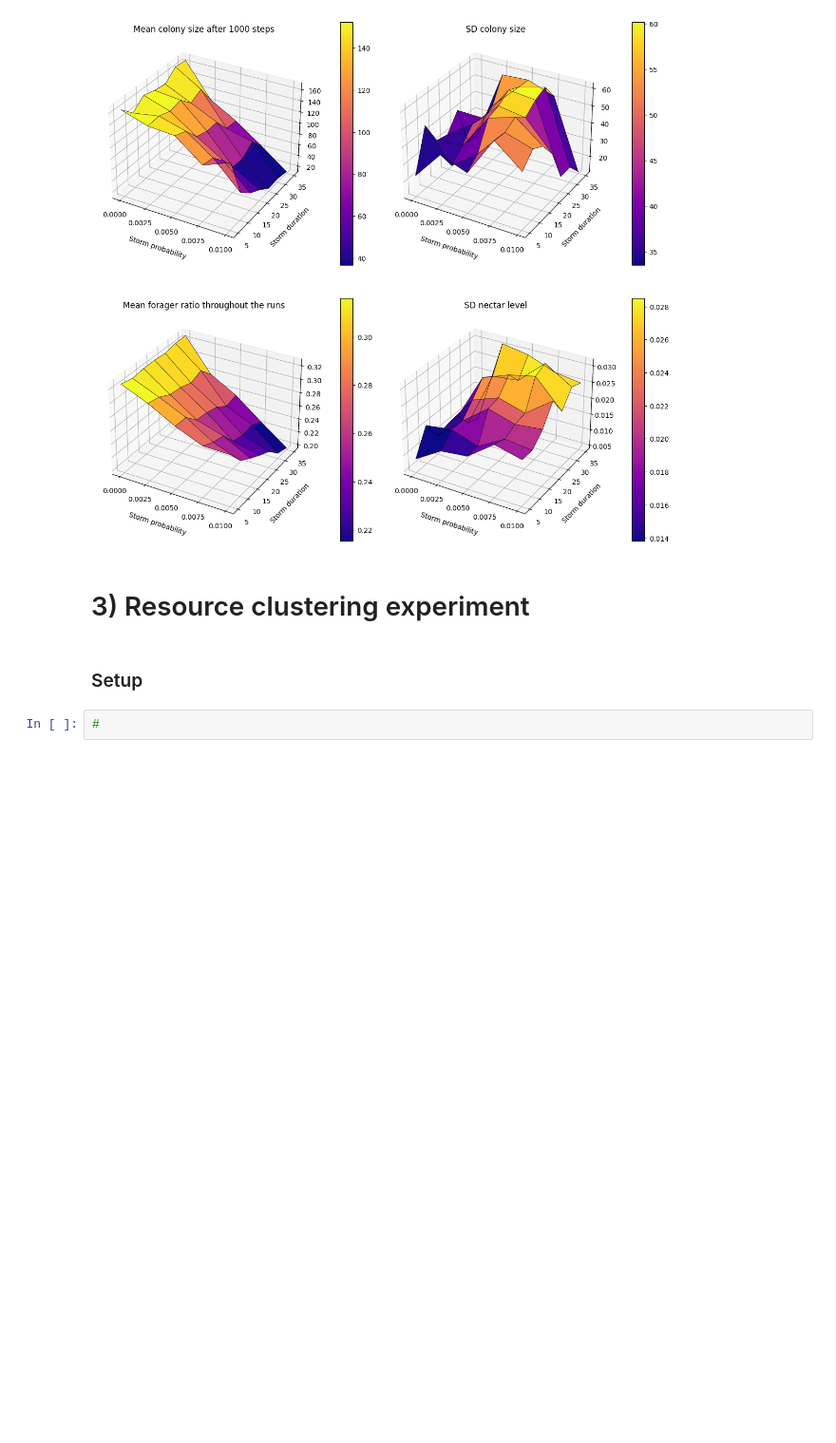
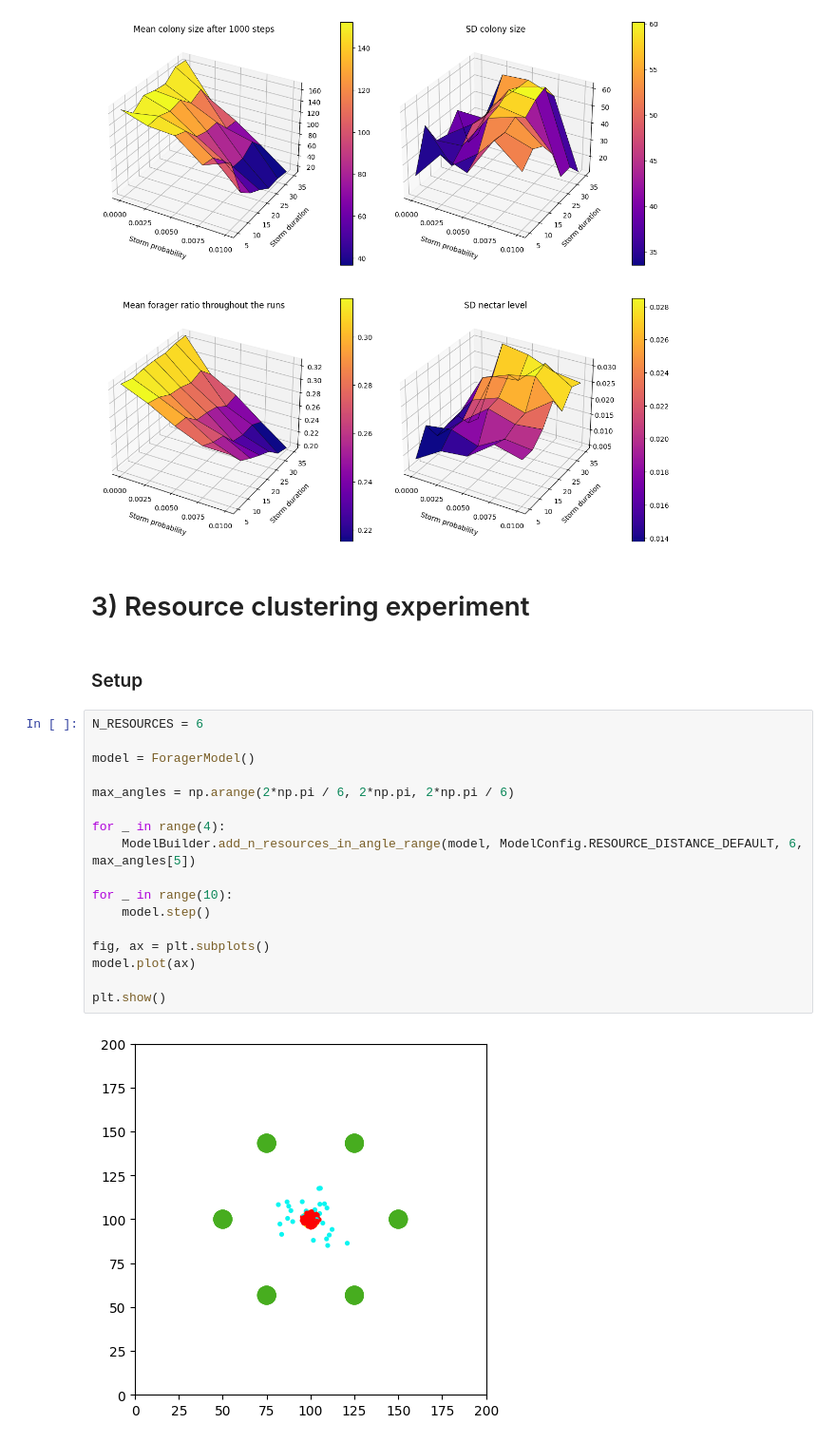
Before and after one commit to jonas4climate/honeybee-colony-abm, a Jupyter notebook: experiments.ipynb, the cells around one changed output. Shown at 95% size. Saved outputs shown, nothing was run; the diff lists cells and outputs as text; blank space fills up the shorter version.

Commit message:
Add ModelBuilder method

```diff
--- a/experiments.ipynb
+++ b/experiments.ipynb
@@ -242,5 +246,22 @@ plt.show()
 # 3) Resource clustering experiment
 # %% [markdown]
 ### Setup
-# %%
-#
+# %%
+N_RESOURCES = 6
+
+model = ForagerModel()
+
+max_angles = np.arange(2*np.pi / 6, 2*np.pi, 2*np.pi / 6)
+
+for _ in range(4):
+    ModelBuilder.add_n_resources_in_angle_range(model, ModelConfig.RESOURCE_DISTANCE_DEFAULT, 6, max_angles[5])
+
+for _ in range(10):
+    model.step()
+
+fig, ax = plt.subplots()
+model.plot(ax)
+
+plt.show()
+# %% [output]
+[figure, added]
```
Also changed, not shown: parts of 2 cells of this notebook, 2 other files.
